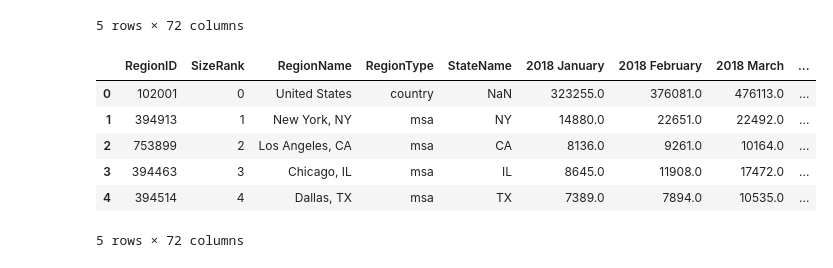
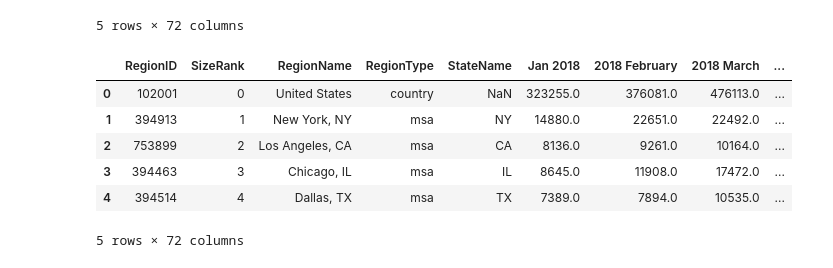
Before and after one commit to n-o-karma/Group3Project1, a Jupyter notebook: Notebooks/new_listings.ipynb, the cells around one changed output. Cells and saved outputs as stored; diff of their text form; code cells hidden in the pictures.

Commit message:
rename

```diff
--- a/Notebooks/new_listings.ipynb
+++ b/Notebooks/new_listings.ipynb
@@ -38,85 +38,85 @@ newlistings_df.head()
 5 rows × 72 columns
 # %%
 #Rename 2018
-newlistings_df = newlistings_df.rename(columns={"1/31/18":"2018 January",
+newlistings_df = newlistings_df.rename(columns={"1/31/18":"Jan 2018",
                                           "2/28/18":"2018 February",
                                           "3/31/18":"2018 March",
-                                          "4/30/18":"2018 April",
+                                          "4/30/18":"April 2018",
                                           "5/31/18":"2018 May",
                                           "6/30/18":"2018 June",
-                                          "7/31/18":"2018 July",
+                                          "7/31/18":"July 2018",
                                           "8/31/18":"2018 August",
                                           "9/30/18":"2018 September",
-                                          "10/31/18":"2018 October",
+                                          "10/31/18":"Oct 2018",
                                           "11/30/18":"2018 November",
                                           "12/31/18":"2018 December"})
 
 #Rename 2019
-newlistings_df = newlistings_df.rename(columns={"1/31/19":"2019 January",
+newlistings_df = newlistings_df.rename(columns={"1/31/19":"Jan 2019",
                                           "2/28/19":"2019 February",
                                           "3/31/19":"2019 March",
-                                          "4/30/19":"2019 April",
+                                          "4/30/19":"April 2019",
                                           "5/31/19":"2019 May",
                                           "6/30/19":"2019 June",
-                                          "7/31/19":"2019 July",
+                                          "7/31/19":"July 2019",
                                           "8/31/19":"2019 August",
                                           "9/30/19":"2019 September",
-                                          "10/31/19":"2019 October",
+                                          "10/31/19":"Oct 2019",
                                           "11/30/19":"2019 November",
                                           "12/31/19":"2019 December"})
 
 #Rename 2020
-newlistings_df = newlistings_df.rename(columns={"1/31/20":"2020 January",
+newlistings_df = newlistings_df.rename(columns={"1/31/20":"Jan 2020",
                                           "2/29/20":"2020 February",
                                           "3/31/20":"2020 March",
-                                          "4/30/20":"2020 April",
+                                          "4/30/20":"April 2020",
                                           "5/31/20":"2020 May",
                                           "6/30/20":"2020 June",
-                                          "7/31/20":"2020 July",
+                                          "7/31/20":"July 2020",
                                           "8/31/20":"2020 August",
                                           "9/30/20":"2020 September",
-                                          "10/31/20":"2020 October",
+                                          "10/31/20":"Oct 2020",
                                           "11/30/20":"2020 November",
                                           "12/31/20":"2020 December"})
 
 #Rename 2021
-newlistings_df = newlistings_df.rename(columns={"1/31/21":"2021 January",
+newlistings_df = newlistings_df.rename(columns={"1/31/21":"Jan 2021",
                                           "2/28/21":"2021 February",
                                           "3/31/21":"2021 March",
-                                          "4/30/21":"2021 April",
+                                          "4/30/21":"April 2021",
                                           "5/31/21":"2021 May",
                                           "6/30/21":"2021 June",
-                                          "7/31/21":"2021 July",
+                                          "7/31/21":"July 2021",
                                           "8/31/21":"2021 August",
                                           "9/30/21":"2021 September",
-                                          "10/31/21":"2021 October",
+                                          "10/31/21":"Oct 2021",
                                           "11/30/21":"2021 November",
                                           "12/31/21":"2021 December"})
 
 #Rename 2022
-newlistings_df = newlistings_df.rename(columns={"1/31/22":"2022 January",
+newlistings_df = newlistings_df.rename(columns={"1/31/22":"Jan 2022",
                                           "2/28/22":"2022 February",
                                           "3/31/22":"2022 March",
-                                          "4/30/22":"2022 April",
+                                          "4/30/22":"April 2022",
                                           "5/31/22":"2022 May",
                                           "6/30/22":"2022 June",
-                                          "7/31/22":"2022 July",
+                                          "7/31/22":"July 2022",
                                           "8/31/22":"2022 August",
                                           "9/30/22":"2022 September",
-                                          "10/31/22":"2022 October",
+                                          "10/31/22":"Oct 2022",
                                           "11/30/22":"2022 November",
                                           "12/31/22":"2022 December"})
 
 #Rename 2023
-newlistings_df = newlistings_df.rename(columns={"1/31/23":"2023 January",
+newlistings_df = newlistings_df.rename(columns={"1/31/23":"Jan 2023",
                                           "2/28/23":"2023 February",
                                           "3/31/23":"2023 March",
-                                          "4/30/23":"2023 April",
+                                          "4/30/23":"April 2023",
                                           "5/31/23":"2023 May",
-                                          "6/30/23":"2023 June"})
+                                          "6/30/23":"June 2023"})
 newlistings_df.head()
 # %% [output]
-|  | RegionID | SizeRank | RegionName | RegionType | StateName | 2018 January | 2018 February | 2018 March | ... |
+|  | RegionID | SizeRank | RegionName | RegionType | StateName | Jan 2018 | 2018 February | 2018 March | ... |
 | 0 | 102001 | 0 | United States | country | NaN | 323255.0 | 376081.0 | 476113.0 | ... |
 | 1 | 394913 | 1 | New York, NY | msa | NY | 14880.0 | 22651.0 | 22492.0 | ... |
 | 2 | 753899 | 2 | Los Angeles, CA | msa | CA | 8136.0 | 9261.0 | 10164.0 | ... |
```
Also changed, not shown: parts of 7 cells of this notebook.
